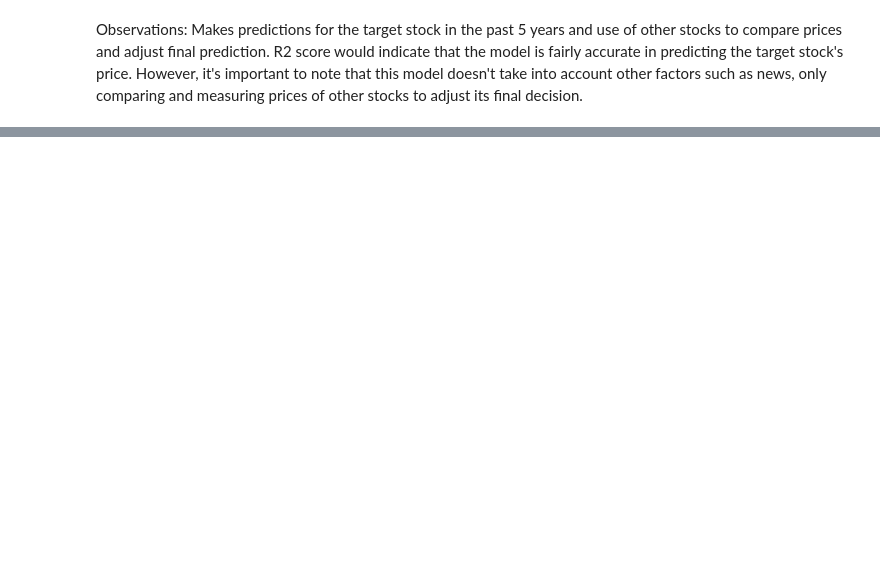
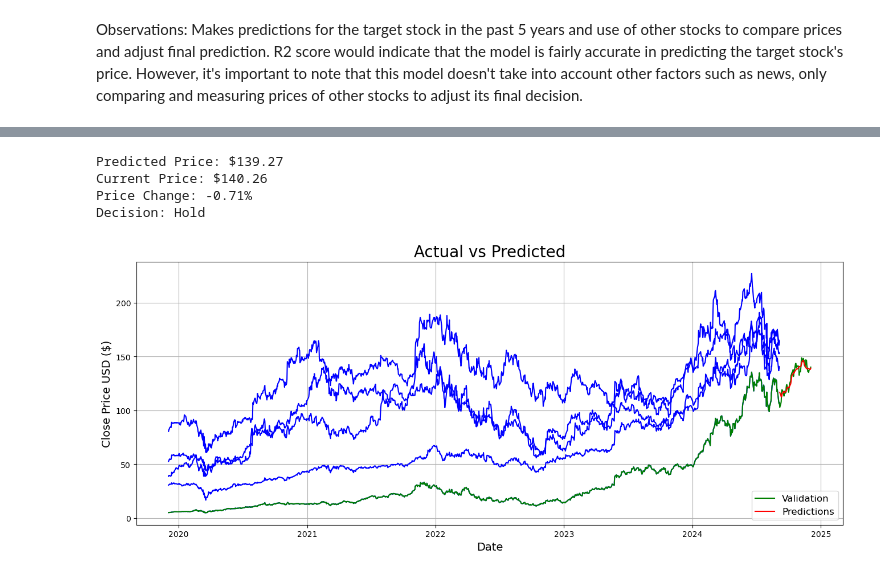
Before and after one commit to Kestrel86/Stock_Analysis, a Jupyter notebook: stock_analysis.ipynb, the cells around one changed output, grey strips where cells are left out. Drawn from its saved outputs; the diff is of its cells as text; code cells hidden in the pictures; blank space fills up the shorter version.

```diff
--- a/stock_analysis.ipynb
+++ b/stock_analysis.ipynb
@@ -360,0 +466,2 @@ plt.show()
+# %%
+valid_nvda, trdf_nvda, data_nvda = stock_model(stock_list, 'NVDA')
@@ -360,0 +471,11 @@ plt.show()
+# %%
+rec_invest(valid_nvda, data_nvda)
+# %% [output]
+Predicted Price: $139.27
+Current Price: $140.26
+Price Change: -0.71%
+Decision: Hold
+# %%
+print_visual(data_nvda, trdf_nvda, valid_nvda, 'NVDA')
+# %% [output]
+[figure, added]
```
Also changed, not shown: parts of 25 cells of this notebook, 1 other file.
